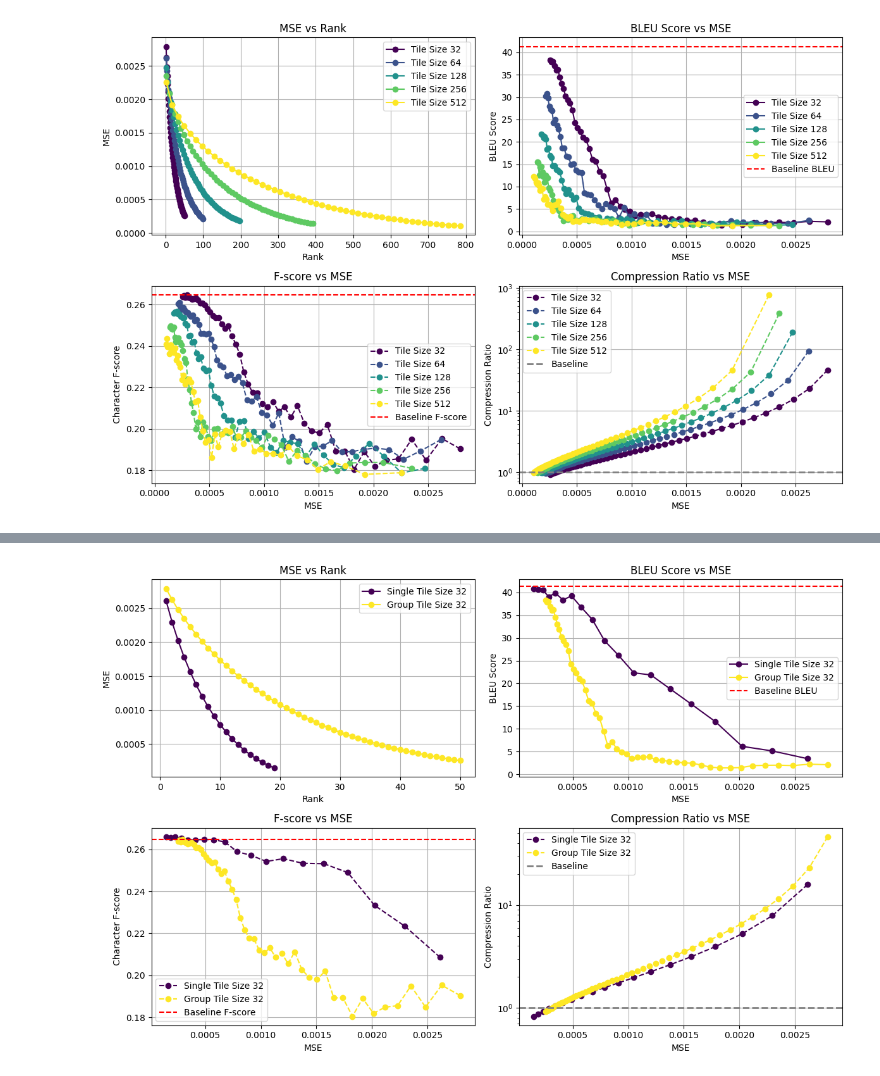
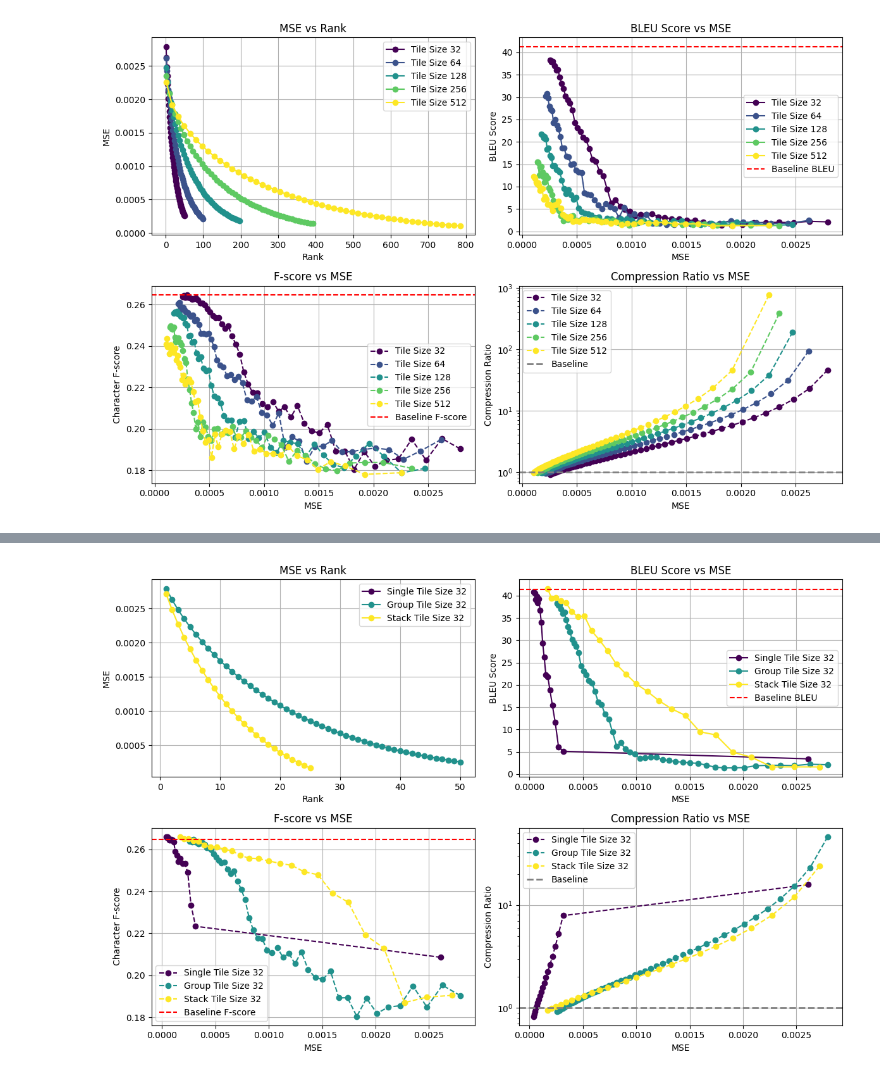
Before and after one commit to justinhuang666666/Approximate-Matrix-Vector-Multiplication, a Jupyter notebook: simulation_result/simulation_tiling.ipynb, the cells around one changed output, grey strips where cells are left out. Cells and saved outputs as stored; diff of their text form; code cells hidden in the pictures.

```diff
--- a/simulation_result/simulation_tiling.ipynb
+++ b/simulation_result/simulation_tiling.ipynb
@@ -384,15 +669,16 @@ plt.show()
 plt.figure(figsize=(12,8))
 
 # Generate a colormap with Viridis
-viridis = cm.get_cmap('viridis', 2)
+viridis = cm.get_cmap('viridis', 3)
 
 # Plot BLEU Score against MSE
 plt.subplot(2, 2, 1)
 
 tile_size = 32
 
-subset = data[data['Tile Size'] == tile_size]
+subset = data[(data['Tile Size'] == tile_size) & (data['MSE'] < 0.001)]
 subset1 = data1[data1['Tile Size'] == tile_size]
+subset2 = data2[data2['Tile Size'] == tile_size]
 plt.plot(
     subset['Steps'],
     subset['MSE'],
@@ -408,6 +694,14 @@ plt.plot(
     linestyle='-',
     label=f'Group Tile Size {tile_size}',
     color=viridis(1)  # Assign colors using the colormap
+)
+plt.plot(
+    subset2['Steps'],
+    subset2['MSE'],
+    marker='o',
+    linestyle='-',
+    label=f'Stack Tile Size {tile_size}',
+    color=viridis(2)  # Assign colors using the colormap
 )
 
 plt.xlabel('Rank')
@@ -436,6 +730,14 @@ plt.plot(
     label=f'Group Tile Size {tile_size}',
     color=viridis(1)  # Assign colors using the colormap
 )
+plt.plot(
+    subset2['MSE'],
+    subset2['BLEU Score'],
+    marker='o',
+    linestyle='-',
+    label=f'Stack Tile Size {tile_size}',
+    color=viridis(2)  # Assign colors using the colormap
+)
 plt.axhline(y=baseline_bleu, color='red', linestyle='--',label='Baseline BLEU')
 plt.xlabel('MSE')
 plt.ylabel('BLEU Score')
@@ -462,6 +764,14 @@ plt.plot(
     linestyle='--',
     label=f'Group Tile Size {tile_size}',
     color=viridis(1)  # Assign colors using the colormap
+)
+plt.plot(
+    subset2['MSE'],
+    subset2['Character F-score'],
+    marker='o',
+    linestyle='--',
+    label=f'Stack Tile Size {tile_size}',
+    color=viridis(2)  # Assign colors using the colormap
 )
 plt.axhline(y=baseline_fscore, color='red', linestyle='--',label='Baseline F-score')
 plt.xlabel('MSE')
@@ -475,34 +785,42 @@ plt.subplot(2, 2, 4)
 
 subset = data[data['Tile Size'] == tile_size]
 plt.plot(
     subset['MSE'],
     subset['Compression Ratio'],
     marker='o',
     linestyle='--',
     label=f'Single Tile Size {tile_size}',
     color=viridis(0)  # Assign colors using the colormap
 )
 plt.plot(
     subset1['MSE'],
     subset1['Compression Ratio'],
     marker='o',
     linestyle='--',
     label=f'Group Tile Size {tile_size}',
     color=viridis(1)  # Assign colors using the colormap
 )
+plt.plot(
+    subset2['MSE'],
+    subset2['Compression Ratio'],
+    marker='o',
+    linestyle='--',
+    label=f'Stack Tile Size {tile_size}',
+    color=viridis(2)  # Assign colors using the colormap
+)
 
 plt.xlabel('MSE')
 plt.axhline(y=1, color='gray', linestyle='--',linewidth=2,label='Baseline')
 plt.ylabel('Compression Ratio')
 plt.title('Compression Ratio vs MSE')
 plt.yscale('log')
 plt.grid(True)
 plt.legend()
 
 plt.tight_layout()
 plt.show()
 # %% [output]
-[figure, old version]
+[figure, new version]
 # %%
 
 # Define BLEU Score threshold
```
Also changed, not shown: parts of 4 cells of this notebook, 14 other files.
